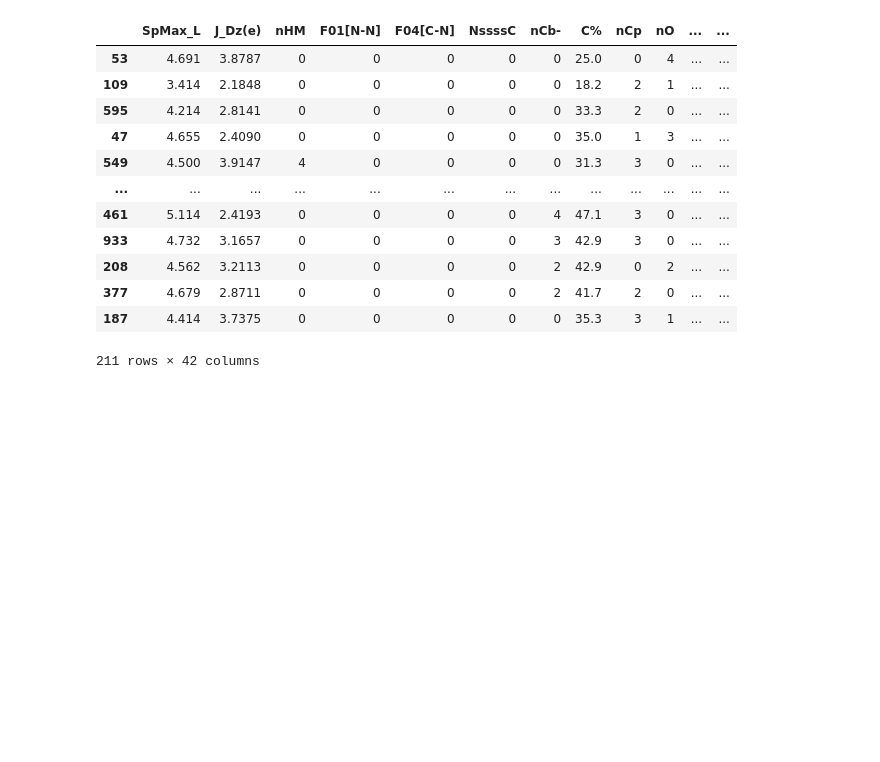
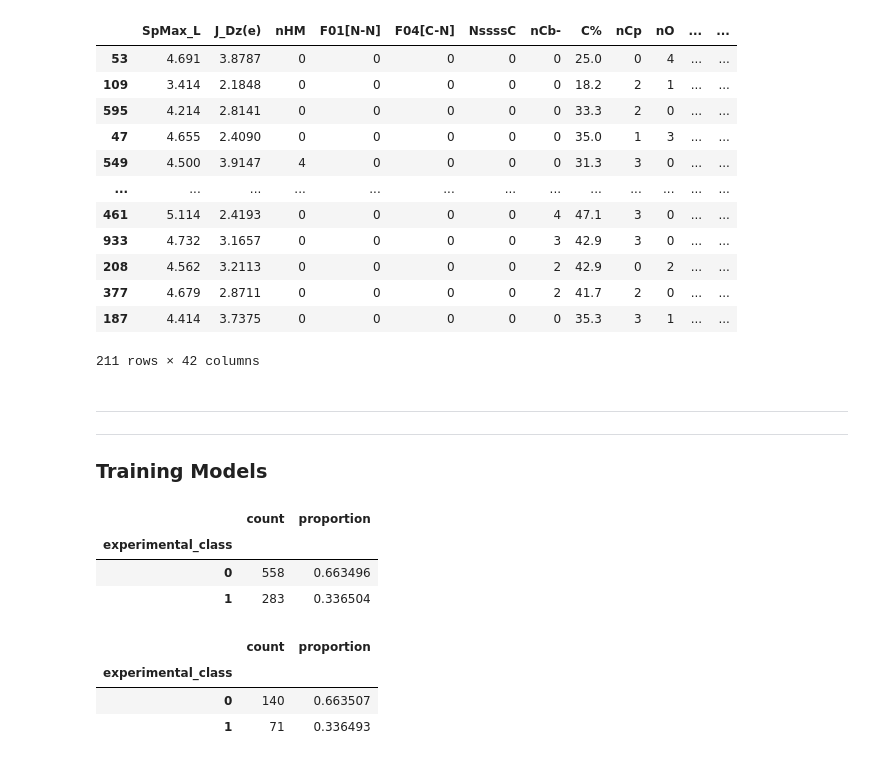
Before and after one commit to MadhurBhaiya-BITS/qsar-biodegradation-classifier, a Jupyter notebook: qsar_classifier.ipynb, the cells around one changed output. Saved outputs shown, nothing was run; the diff lists cells and outputs as text; code cells hidden in the pictures; blank space fills up the shorter version.

```diff
--- a/qsar_classifier.ipynb
+++ b/qsar_classifier.ipynb
@@ -338,3 +341,46 @@ Test Data:
 | 377 | 4.679 | 2.8711 | 0 | 0 | 0 | 0 | 2 | 41.7 | 2 | 0 | ... | ... |
 | 187 | 4.414 | 3.7375 | 0 | 0 | 0 | 0 | 0 | 35.3 | 3 | 1 | ... | ... |
 211 rows × 42 columns
+# %% [markdown]
+---
+---
+### Training Models
+# %%
+# First, convert the target class to binary (0/1) for both - training and test data
+# RB = 1; NRB = 0
+TARGET_CLASS_TO_BINARY = {"RB": 1, "NRB": 0}
+y_train = y_train.map(TARGET_CLASS_TO_BINARY)
+y_test = y_test.map(TARGET_CLASS_TO_BINARY)
+
+# Ensure there are no nulls after map
+if y_train.isnull().sum() > 0:
+    raise ValueError("Training data has nulls after map")
+if y_test.isnull().sum() > 0:
+    raise ValueError("Test data has nulls after map")
+
+display(
+    pd.concat([y_train.value_counts(), y_train.value_counts(normalize=True)],
+    axis=1)
+)
+display(
+    pd.concat([y_test.value_counts(), y_test.value_counts(normalize=True)],
+    axis=1)
+)
+
+# We will also do Cross-Validation for better generalized models
+# Setting up first time, so all training steps can reuse the same
+# Since the data has class imbalance, we will use Stratified K Fold Cross Validation
+# K = n_splits = 5
+cv_strat = StratifiedKFold(n_splits=5, shuffle=True, random_state=552)
+
+# F1 score would be better measure here than accuracy (because of class imbalance)
+SCORING_MEASURE = "f1"
+# %% [output]
+|  | count | proportion |
+| experimental_class |  |  |
+| 0 | 558 | 0.663496 |
+| 1 | 283 | 0.336504 |
+|  | count | proportion |
+| experimental_class |  |  |
+| 0 | 140 | 0.663507 |
+| 1 | 71 | 0.336493 |
```
Also changed, not shown: parts of 3 cells of this notebook.
